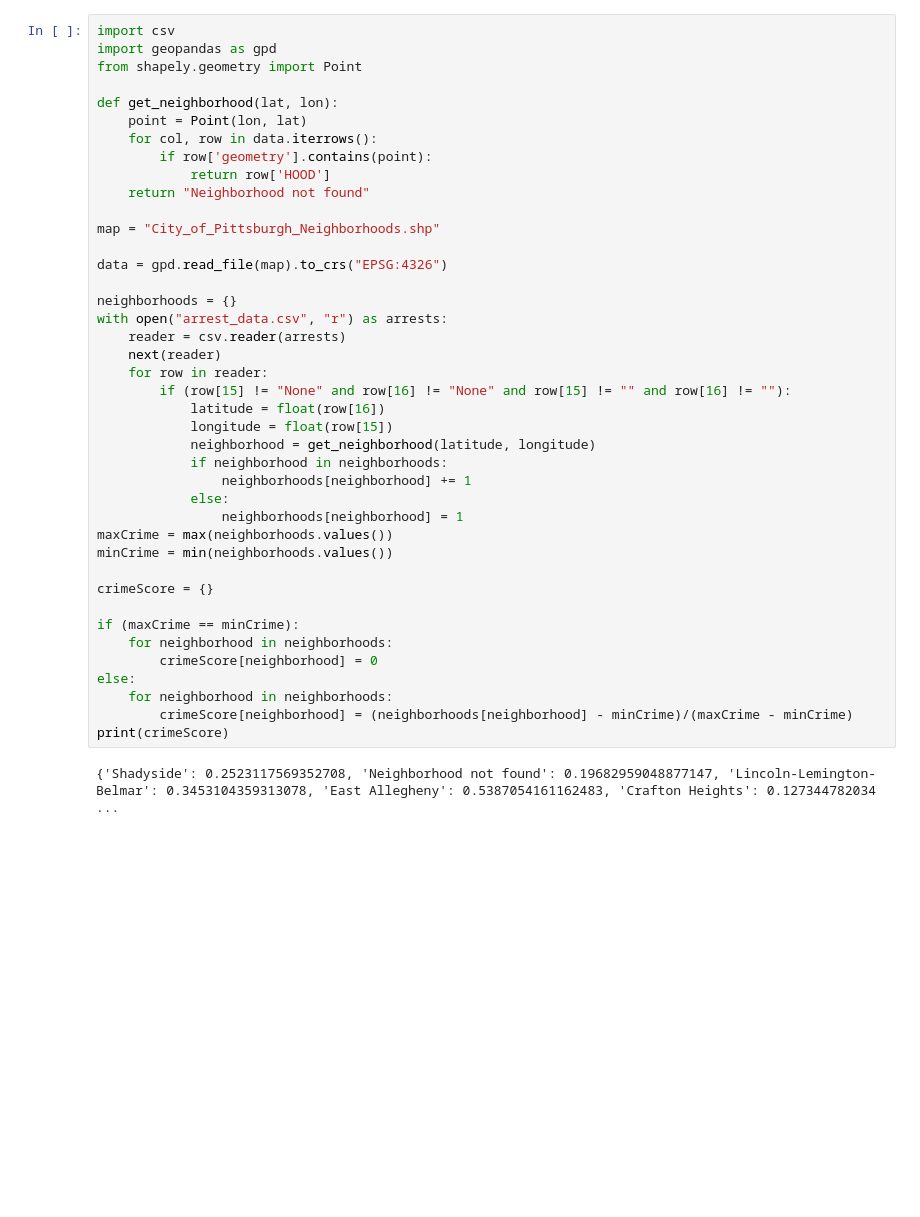
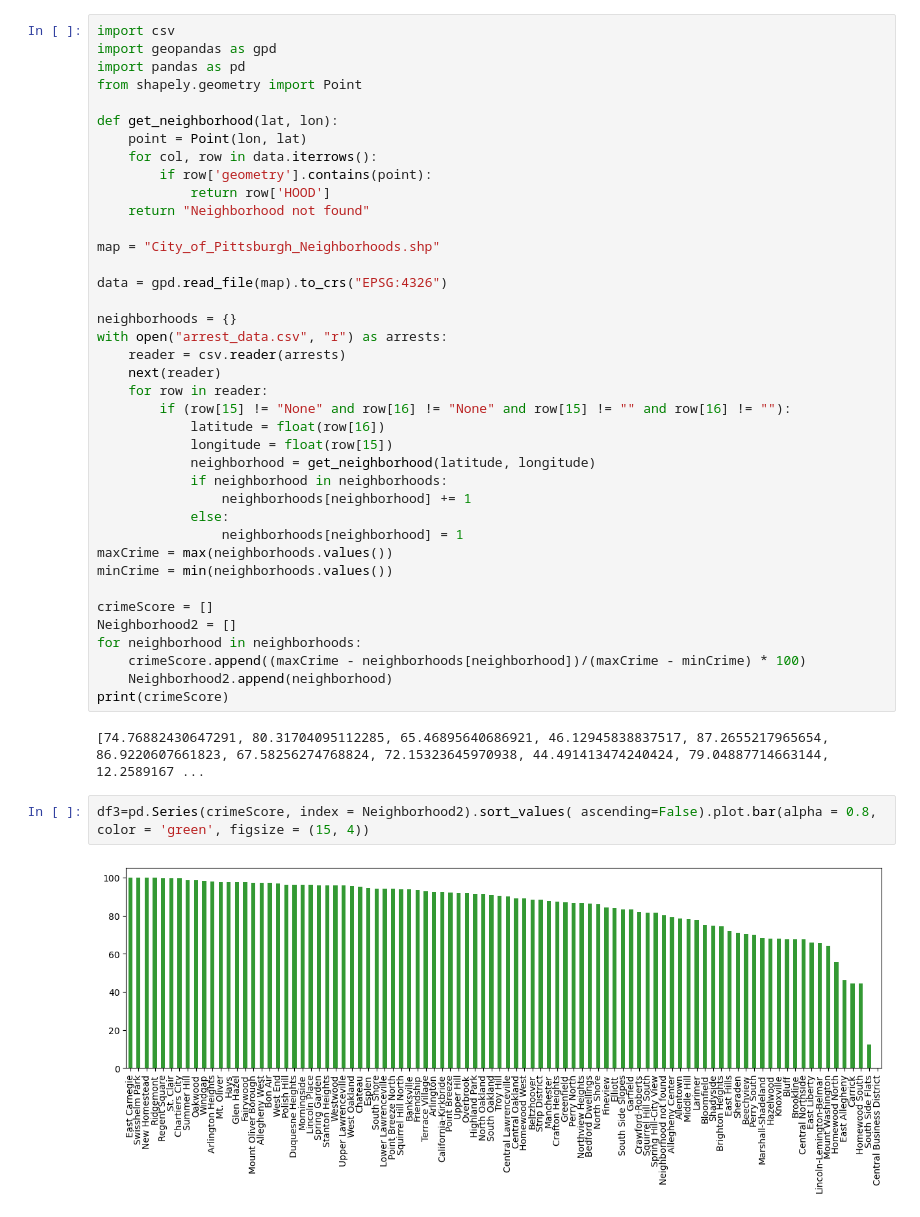
Before and after one commit to 27TAJ/CS-0010-Final_Project, a Jupyter notebook: Arrests.ipynb, the cells around one changed output. Drawn from its saved outputs; the diff is of its cells as text; blank space fills up the shorter version.

```diff
--- a/Arrests.ipynb
+++ b/Arrests.ipynb
@@ -5,6 +5,7 @@ How I will use this data : I will use this dataset to count the number of arrest
 # %%
 import csv
 import geopandas as gpd
+import pandas as pd
 from shapely.geometry import Point
 
 def get_neighborhood(lat, lon):
@@ -34,14 +35,15 @@ with open("arrest_data.csv", "r") as arrests:
 maxCrime = max(neighborhoods.values())
 minCrime = min(neighborhoods.values())
 
-crimeScore = {}
-
-if (maxCrime == minCrime):
-    for neighborhood in neighborhoods:
-        crimeScore[neighborhood] = 0
-else:
-    for neighborhood in neighborhoods:
-        crimeScore[neighborhood] = (neighborhoods[neighborhood] - minCrime)/(maxCrime - minCrime)
+crimeScore = []
+Neighborhood2 = []
+for neighborhood in neighborhoods:
+    crimeScore.append((maxCrime - neighborhoods[neighborhood])/(maxCrime - minCrime) * 100)
+    Neighborhood2.append(neighborhood)
 print(crimeScore)
 # %% [output]
-{'Shadyside': 0.2523117569352708, 'Neighborhood not found': 0.19682959048877147, 'Lincoln-Lemington-Belmar': 0.3453104359313078, 'East Allegheny': 0.5387054161162483, 'Crafton Heights': 0.127344782034 ...
+[74.76882430647291, 80.31704095112285, 65.46895640686921, 46.12945838837517, 87.2655217965654, 86.9220607661823, 67.58256274768824, 72.15323645970938, 44.491413474240424, 79.04887714663144, 12.2589167 ...
+# %%
+df3=pd.Series(crimeScore, index = Neighborhood2).sort_values( ascending=False).plot.bar(alpha = 0.8, color = 'green', figsize = (15, 4))
+# %% [output]
+[figure, added]
```
Also changed, not shown: parts of 1 cell of this notebook.
